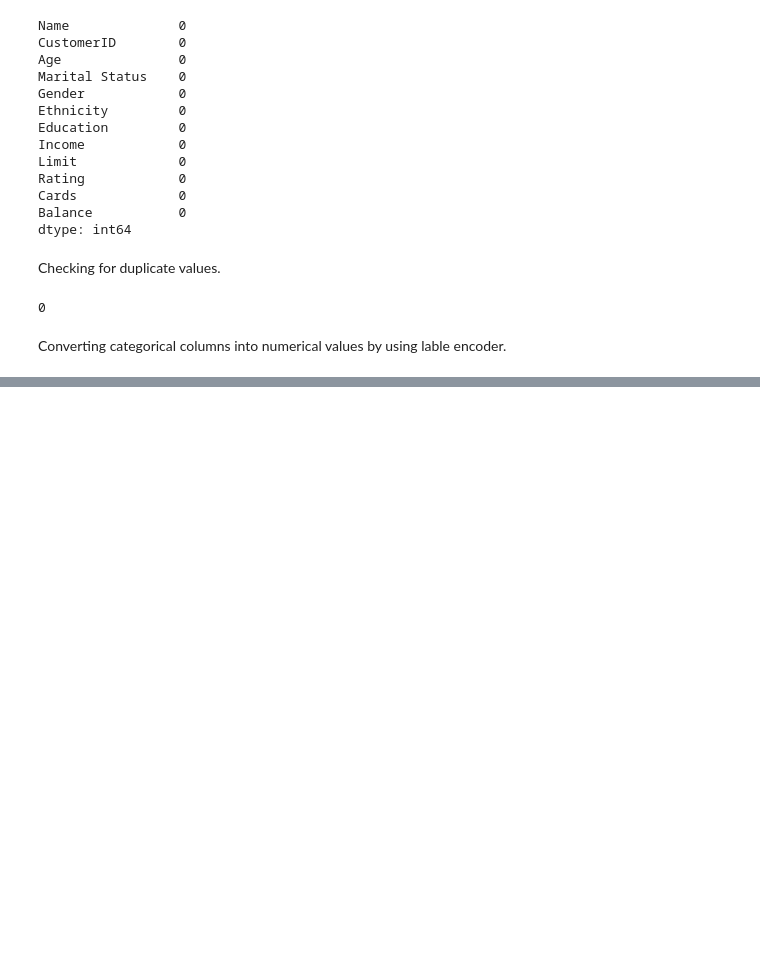
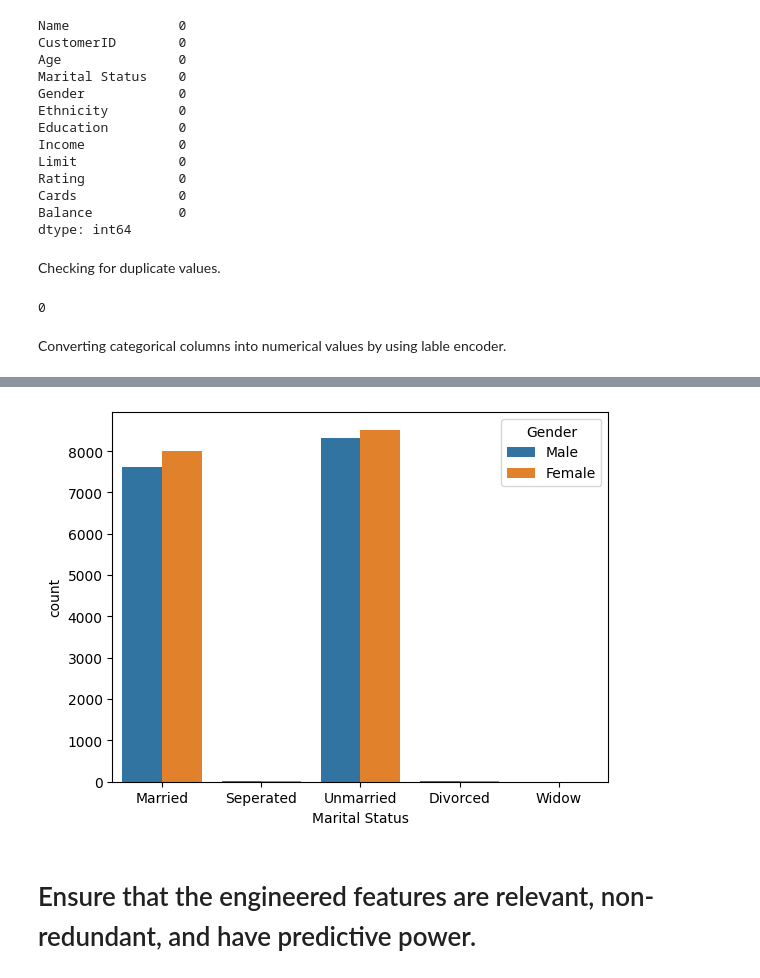
Before and after one commit to akshayDK0420/TwoDotSeven, a Jupyter notebook: Task3.ipynb, the cells around one changed output, grey strips where cells are left out. Cells and saved outputs as stored; diff of their text form; code cells hidden in the pictures; blank space fills up the shorter version.

```diff
--- a/Task3.ipynb
+++ b/Task3.ipynb
@@ -87,0 +92,3 @@ df
+# %%
+df['Debt_Income Ration'] = round(df['Balance']/df['Income'],1)
+df['Debt_Income Ration']
@@ -87,0 +155,7 @@ df
+# %%
+sns.countplot(x='Marital Status',hue='Gender',data=df)
+plt.show()
+# %% [output]
+[figure, added]
+# %% [markdown]
+# Ensure that the engineered features are relevant, non-redundant, and have predictive power.
```
Also changed, not shown: parts of 14 cells of this notebook.
